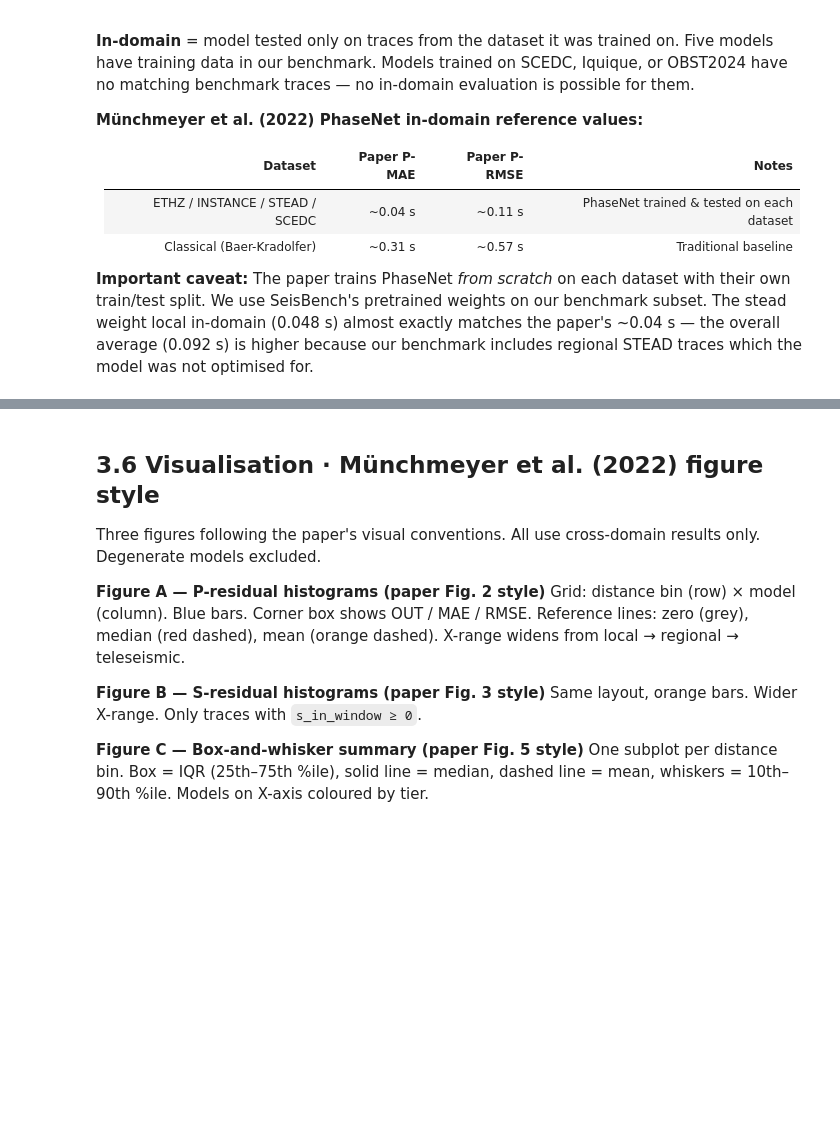
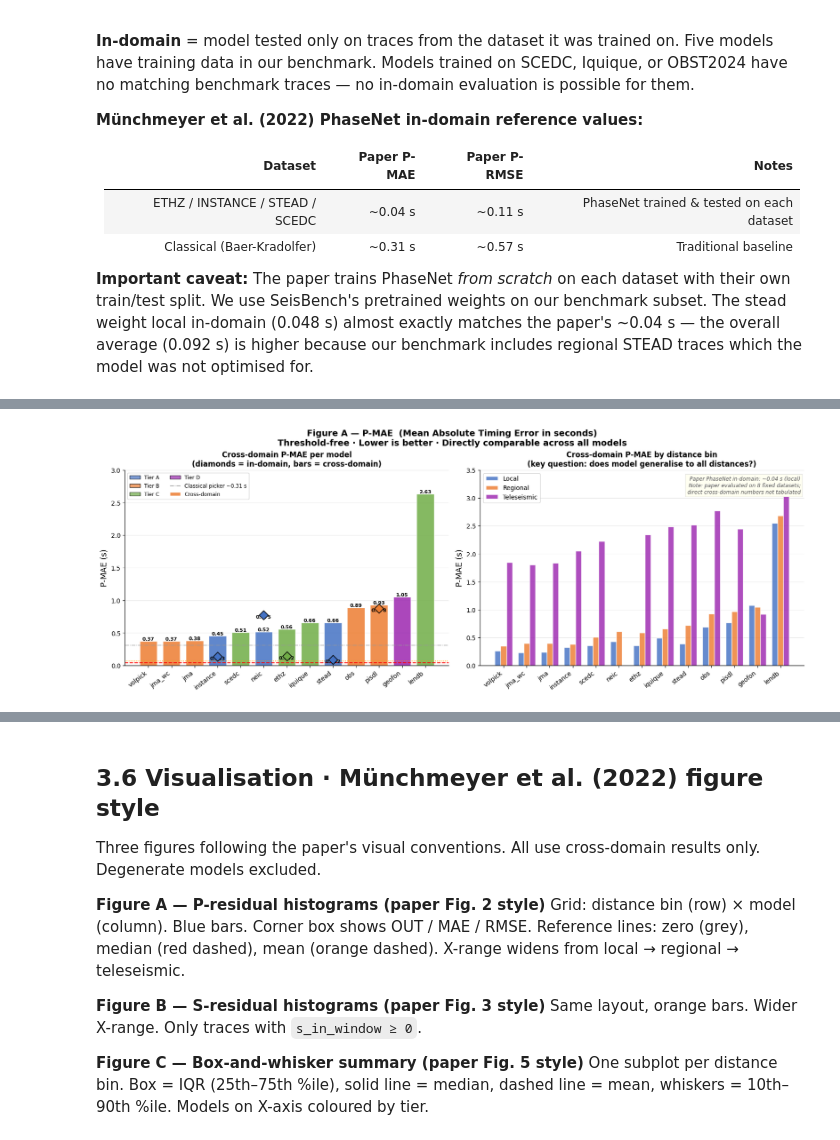
Before and after one commit to Denolle-Lab/phasenet-retrain, a Jupyter notebook: notebooks/06_step_3_inference_evaluation.ipynb, the cells around one changed output, grey strips where cells are left out. Cells and saved outputs as stored; diff of their text form; code cells hidden in the pictures; blank space fills up the shorter version.

```diff
--- a/notebooks/06_step_3_inference_evaluation.ipynb
+++ b/notebooks/06_step_3_inference_evaluation.ipynb
@@ -935,0 +1206,80 @@ Saved -> step3_indom_comparison.png
+# %%
+# ═══════════════════════════════════════════════════════════════════════
+# FIGURE A — P-MAE (Mean Absolute Error of P-wave timing)
+# Threshold-free — directly comparable across models
+# ═══════════════════════════════════════════════════════════════════════
+fig, axes = plt.subplots(1, 2, figsize=(16, 6), constrained_layout=True)
+fig.suptitle('Figure A — P-MAE  (Mean Absolute Timing Error in seconds)\n'
+             'Threshold-free · Lower is better · Directly comparable across all models',
+             fontsize=14, fontweight='bold')
+
+# ── Panel 1: in-domain vs cross-domain per model ─────────────────────
+ax = axes[0]
+x  = np.arange(n_models); bw = 0.38
+cv = cross_all['p_mae_s'].tolist()
+cols = [tier_color(w) for w in eval_order]
+
+b1 = ax.bar(x, cv, bw*2, color=cols, alpha=0.85, edgecolor='white', label='Cross-domain')
+for bar,v in zip(b1,cv):
+    ax.text(bar.get_x()+bar.get_width()/2, v+0.01, f'{v:.2f}',
+            ha='center', fontsize=8, fontweight='bold')
+
+# Overlay in-domain values as coloured diamonds
+for i,w in enumerate(eval_order):
+    if w in indom.index:
+        iv = indom.loc[w,'p_mae_s']
+        ax.scatter(i, iv, s=110, zorder=5, marker='D',
+                   color=tier_color(w), edgecolors='black', linewidths=1.2,
+                   label='In-domain' if i==eval_order.index(list(indom.index)[0]) else '')
+        ax.text(i, iv-0.05, f'{iv:.3f}', ha='center', fontsize=8,
+                color='black', fontweight='bold')
+
+# Paper reference lines
+ax.axhline(PAPER['phasenet_mae_indom'], color='red', lw=1.5, linestyle='--',
+           label=f"Paper PhaseNet in-domain ~{PAPER['phasenet_mae_indom']:.2f} s")
+ax.axhline(PAPER['gpd_mae_indom'], color='orange', lw=1.2, linestyle=':',
+           label=f"Paper GPD in-domain ~{PAPER['gpd_mae_indom']:.2f} s")
+ax.axhline(PAPER['classical_mae'], color='#999', lw=1.0, linestyle='-.',
+           label=f"Classical picker ~{PAPER['classical_mae']:.2f} s")
+
+ax.set_xticks(x); ax.set_xticklabels(eval_order, rotation=38, ha='right', fontsize=10)
+ax.set_ylabel('P-MAE (s)', fontsize=13); ax.set_ylim(0, 3.0)
+ax.set_title('Cross-domain P-MAE per model\n(diamonds = in-domain, bars = cross-domain)',
+             fontsize=12, fontweight='bold')
+ax.legend(fontsize=9, loc='upper left'); ax.spines[['top','right']].set_visible(False)
+ax.set_facecolor('white'); ax.yaxis.grid(True, alpha=0.3); ax.set_axisbelow(True)
+handles=[plt.matplotlib.patches.Patch(fc=c,ec='k',alpha=0.7,label=f'Tier {t}')
+         for t,c in TIER_COLORS.items()]
+ax.legend(handles=handles + ax.get_legend_handles_labels()[0][3:],
+          fontsize=8.5, loc='upper left', ncol=2)
+
+# ── Panel 2: cross-domain P-MAE by distance bin ──────────────────────
+ax2 = axes[1]
+dist_order3 = ['local (<150km)','regional (150-1500km)','teleseismic (>1500km)']
+n_dist = len(dist_order3); bw2 = 0.25
+cross_dist = clean[(clean['split']=='cross_domain')&(clean['dist_bin'].isin(dist_order3))]
+for di, db in enumerate(dist_order3):
+    vals = []
+    for w in eval_order:
+        row = cross_dist[(cross_dist['weight']==w)&(cross_dist['dist_bin']==db)]
+        vals.append(row['p_mae_s'].iloc[0] if len(row)>0 else np.nan)
+    x_off = np.arange(n_models) + (di - 1)*bw2
+    ax2.bar(x_off, vals, bw2, color=DIST_COLORS[db], alpha=0.82,
+            edgecolor='white', label=DIST_SHORT[db])
+
+ax2.set_xticks(np.arange(n_models))
+ax2.set_xticklabels(eval_order, rotation=38, ha='right', fontsize=10)
+ax2.set_ylabel('P-MAE (s)', fontsize=13); ax2.set_ylim(0, 3.5)
+ax2.set_title('Cross-domain P-MAE by distance bin\n(key question: does model generalise to all distances?)',
+              fontsize=12, fontweight='bold')
+ax2.legend(fontsize=10, loc='upper left')
+ax2.spines[['top','right']].set_visible(False); ax2.set_facecolor('white')
+ax2.yaxis.grid(True, alpha=0.3); ax2.set_axisbelow(True)
+add_paper_note(ax2, 'Paper PhaseNet in-domain: ~0.04 s (local)\n'
+               'Note: paper evaluated on 8 fixed datasets;\n'
+               'direct cross-domain numbers not tabulated')
+
+plt.savefig('step3_fig_A_pmae.png', dpi=150, bbox_inches='tight', facecolor='white')
+plt.show(); print('Saved step3_fig_A_pmae.png')
+# %% [output]
+[figure, added]
```
Also changed, not shown: parts of 12 cells of this notebook.
